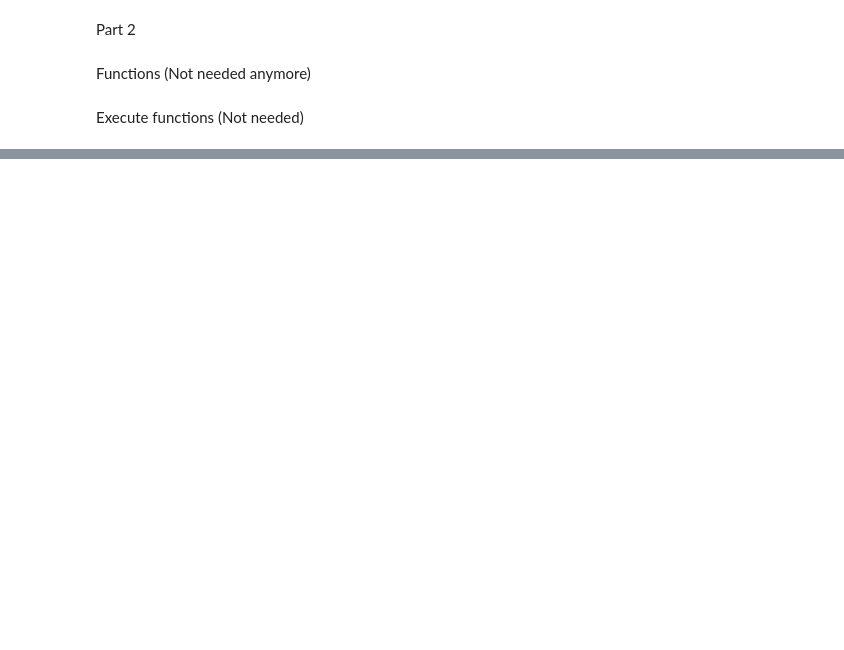
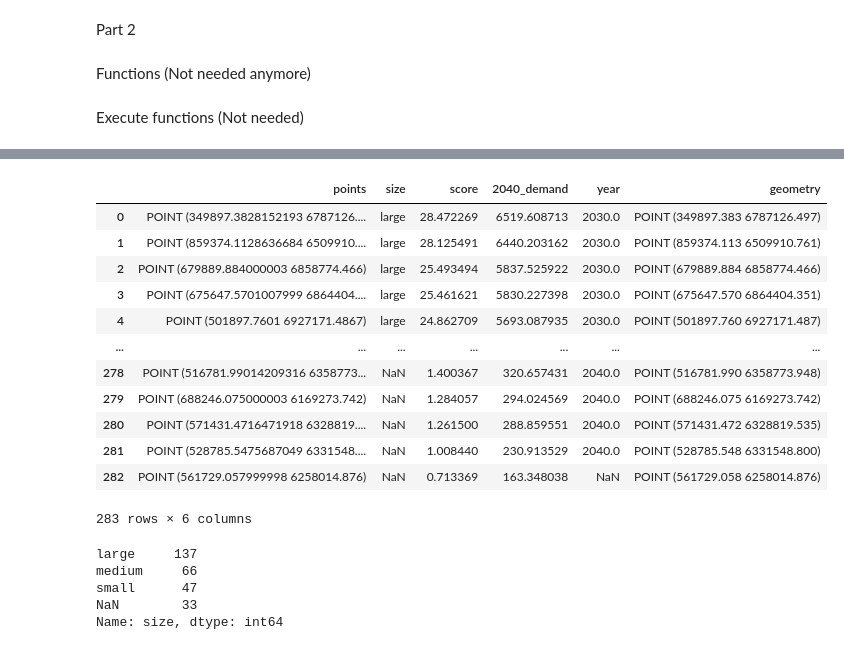
Before and after one commit to Hypatia-II/H2_stations_network, a Jupyter notebook: notebook.ipynb, the cells around one changed output, grey strips where cells are left out. Drawn from its saved outputs; the diff is of its cells as text; code cells hidden in the pictures; blank space fills up the shorter version.

```diff
--- a/notebook.ipynb
+++ b/notebook.ipynb
@@ -317,0 +364,24 @@ Execute functions (Not needed)
+# %%
+df_points
+# %% [output]
+|  | points | size | score | 2040_demand | year | geometry |
+| 0 | POINT (349897.3828152193 6787126.... | large | 28.472269 | 6519.608713 | 2030.0 | POINT (349897.383 6787126.497) |
+| 1 | POINT (859374.1128636684 6509910.... | large | 28.125491 | 6440.203162 | 2030.0 | POINT (859374.113 6509910.761) |
+| 2 | POINT (679889.884000003 6858774.466) | large | 25.493494 | 5837.525922 | 2030.0 | POINT (679889.884 6858774.466) |
+| 3 | POINT (675647.5701007999 6864404.... | large | 25.461621 | 5830.227398 | 2030.0 | POINT (675647.570 6864404.351) |
+| 4 | POINT (501897.7601 6927171.4867) | large | 24.862709 | 5693.087935 | 2030.0 | POINT (501897.760 6927171.487) |
+| ... | ... | ... | ... | ... | ... | ... |
+| 278 | POINT (516781.99014209316 6358773... | NaN | 1.400367 | 320.657431 | 2040.0 | POINT (516781.990 6358773.948) |
+| 279 | POINT (688246.075000003 6169273.742) | NaN | 1.284057 | 294.024569 | 2040.0 | POINT (688246.075 6169273.742) |
+| 280 | POINT (571431.4716471918 6328819.... | NaN | 1.261500 | 288.859551 | 2040.0 | POINT (571431.472 6328819.535) |
+| 281 | POINT (528785.5475687049 6331548.... | NaN | 1.008440 | 230.913529 | 2040.0 | POINT (528785.548 6331548.800) |
+| 282 | POINT (561729.057999998 6258014.876) | NaN | 0.713369 | 163.348038 | NaN | POINT (561729.058 6258014.876) |
+283 rows × 6 columns
+# %%
+df_points['size'].value_counts(dropna=False)
+# %% [output]
+large     137
+medium     66
+small      47
+NaN        33
+Name: size, dtype: int64
```
Also changed, not shown: parts of 15 cells of this notebook, 10 other files.
